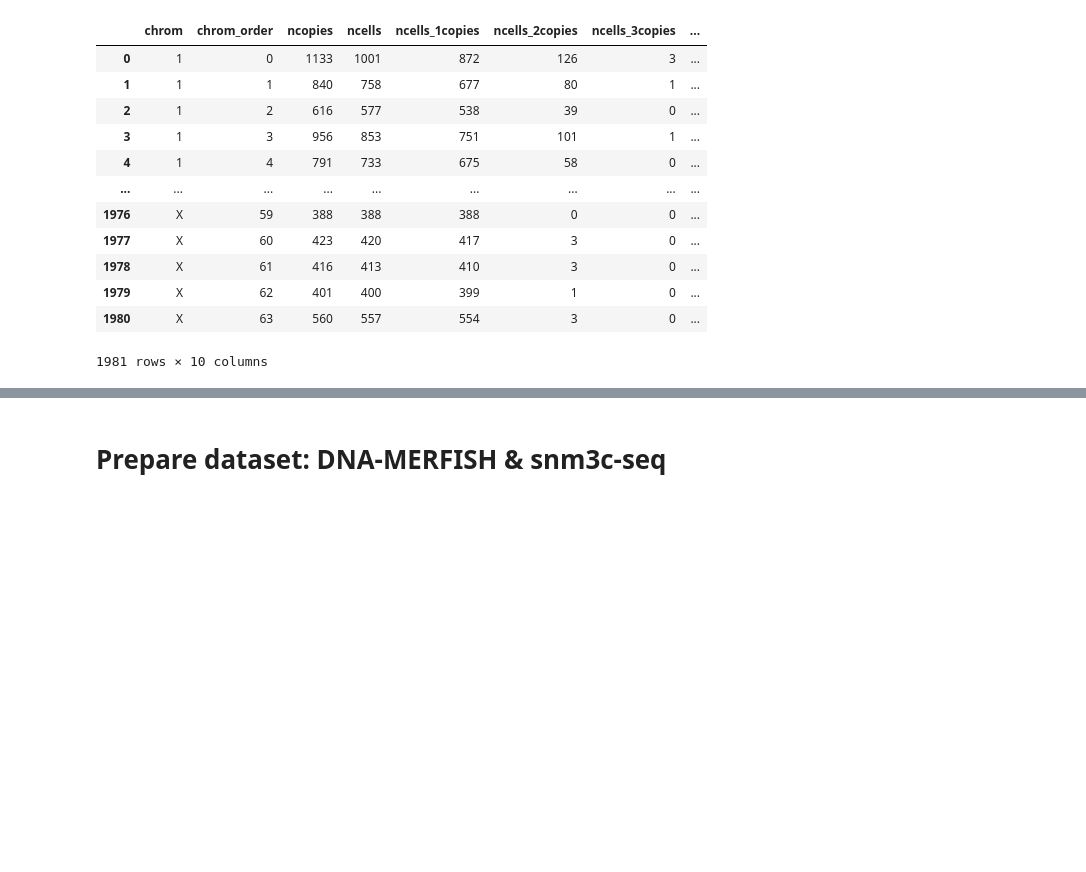
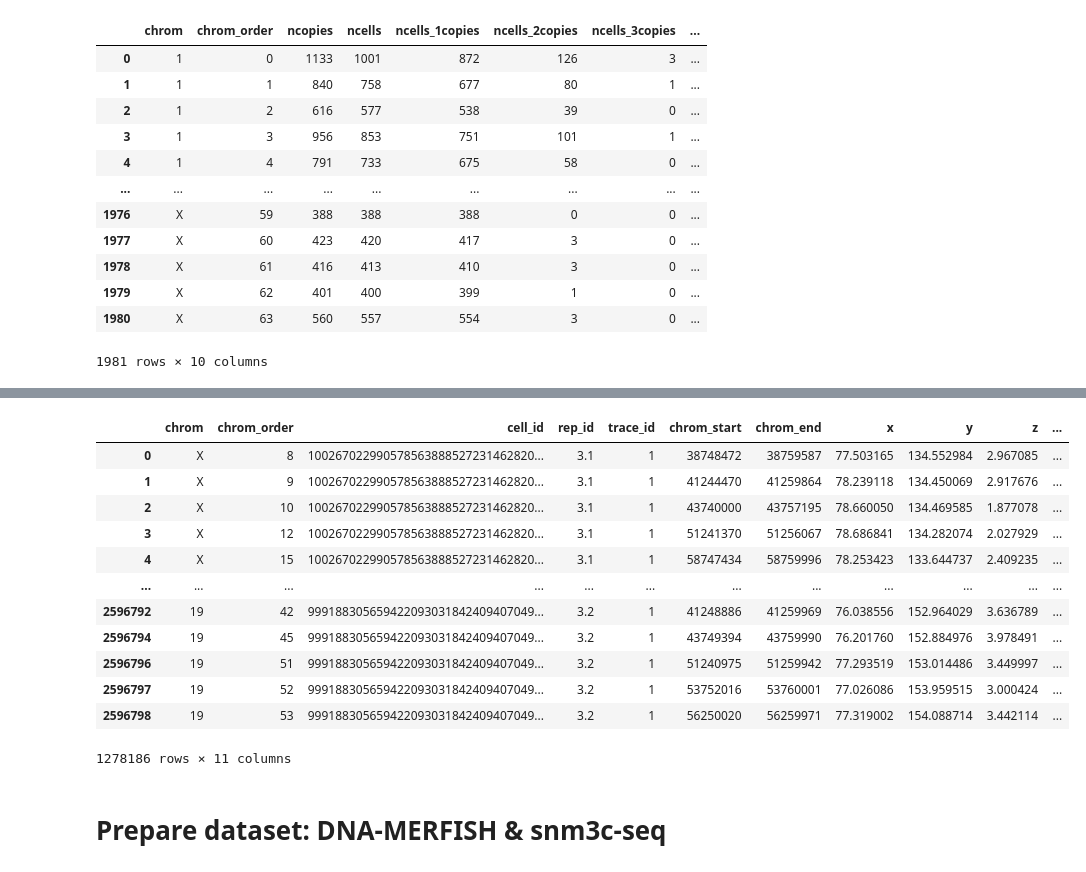
Before and after one commit to gesinecauer/Chromatin_Analysis_MOp, a Jupyter notebook: jupyter/parse_merfish.ipynb, the cells around one changed output, grey strips where cells are left out. Saved outputs shown, nothing was run; the diff lists cells and outputs as text; code cells hidden in the pictures; blank space fills up the shorter version.

```diff
--- a/jupyter/parse_merfish.ipynb
+++ b/jupyter/parse_merfish.ipynb
@@ -1075,0 +921,11 @@ done
+# %%
+%run process_merfish load
+
+input_file = '/net/gs/vol1/home/gesine/noble_lab/repos/Chromatin_Analysis_MOp/data/MOp_wt/all_reps/cluster/astro/dna_merfish.astro.csv'
+
+chosen_loci_file="/net/gs/vol1/home/gesine/noble_lab/repos/Chromatin_Analysis_MOp/data/MOp_wt/loci.spaced2500kb.csv"
+
+df = process_data(
+    input_file, chosen_loci_file=chosen_loci_file, max_nchrom_gt2trace=None, min_detected_per_locus=0.1,
+    trace_min_nloci=None, trace_min_nloci_ratio=None, by_chosen_loci_only=True, ntraces_per_cell=None,
+    enforce_even_spacing=True, mark_for_interhmlg=False, spacing=2.5, output_dir=None, verbose=True)
@@ -1075,0 +950,16 @@ done
+# %%
+df
+# %% [output]
+|  | chrom | chrom_order | cell_id | rep_id | trace_id | chrom_start | chrom_end | x | y | z | ... |
+| 0 | X | 8 | 100267022990578563888527231462820... | 3.1 | 1 | 38748472 | 38759587 | 77.503165 | 134.552984 | 2.967085 | ... |
+| 1 | X | 9 | 100267022990578563888527231462820... | 3.1 | 1 | 41244470 | 41259864 | 78.239118 | 134.450069 | 2.917676 | ... |
+| 2 | X | 10 | 100267022990578563888527231462820... | 3.1 | 1 | 43740000 | 43757195 | 78.660050 | 134.469585 | 1.877078 | ... |
+| 3 | X | 12 | 100267022990578563888527231462820... | 3.1 | 1 | 51241370 | 51256067 | 78.686841 | 134.282074 | 2.027929 | ... |
+| 4 | X | 15 | 100267022990578563888527231462820... | 3.1 | 1 | 58747434 | 58759996 | 78.253423 | 133.644737 | 2.409235 | ... |
+| ... | ... | ... | ... | ... | ... | ... | ... | ... | ... | ... | ... |
+| 2596792 | 19 | 42 | 999188305659422093031842409407049... | 3.2 | 1 | 41248886 | 41259969 | 76.038556 | 152.964029 | 3.636789 | ... |
+| 2596794 | 19 | 45 | 999188305659422093031842409407049... | 3.2 | 1 | 43749394 | 43759990 | 76.201760 | 152.884976 | 3.978491 | ... |
+| 2596796 | 19 | 51 | 999188305659422093031842409407049... | 3.2 | 1 | 51240975 | 51259942 | 77.293519 | 153.014486 | 3.449997 | ... |
+| 2596797 | 19 | 52 | 999188305659422093031842409407049... | 3.2 | 1 | 53752016 | 53760001 | 77.026086 | 153.959515 | 3.000424 | ... |
+| 2596798 | 19 | 53 | 999188305659422093031842409407049... | 3.2 | 1 | 56250020 | 56259971 | 77.319002 | 154.088714 | 3.442114 | ... |
+1278186 rows × 11 columns
```
Also changed, not shown: parts of 12 cells of this notebook, 6 other files.
